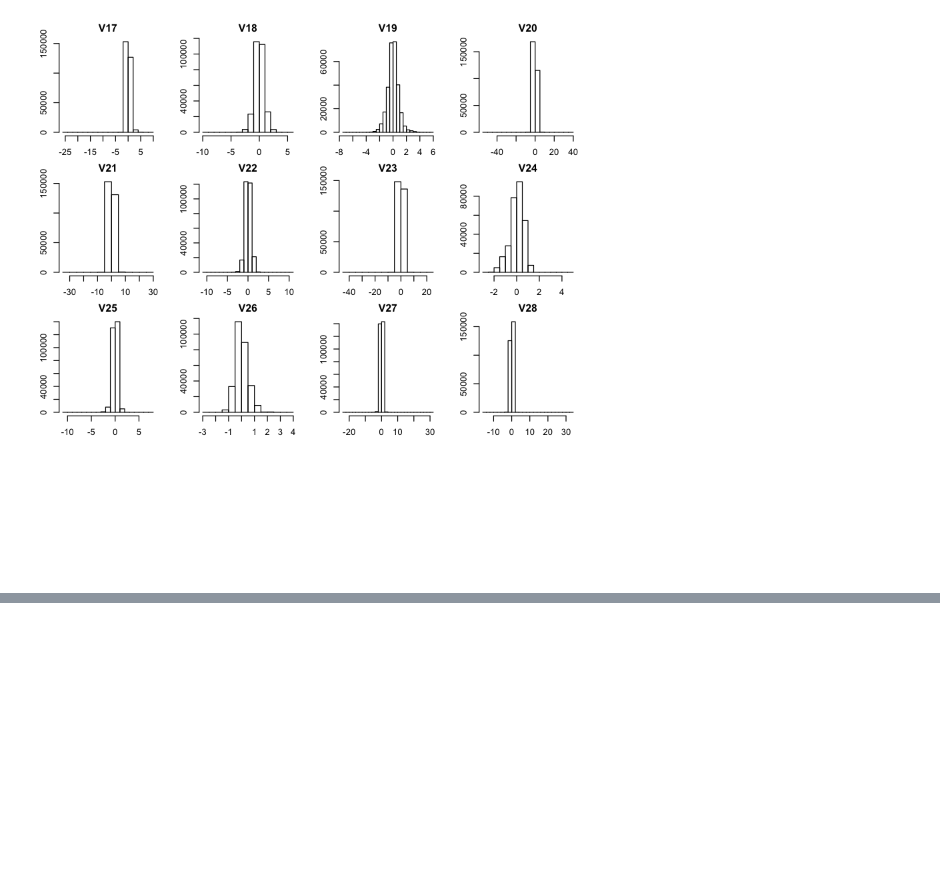
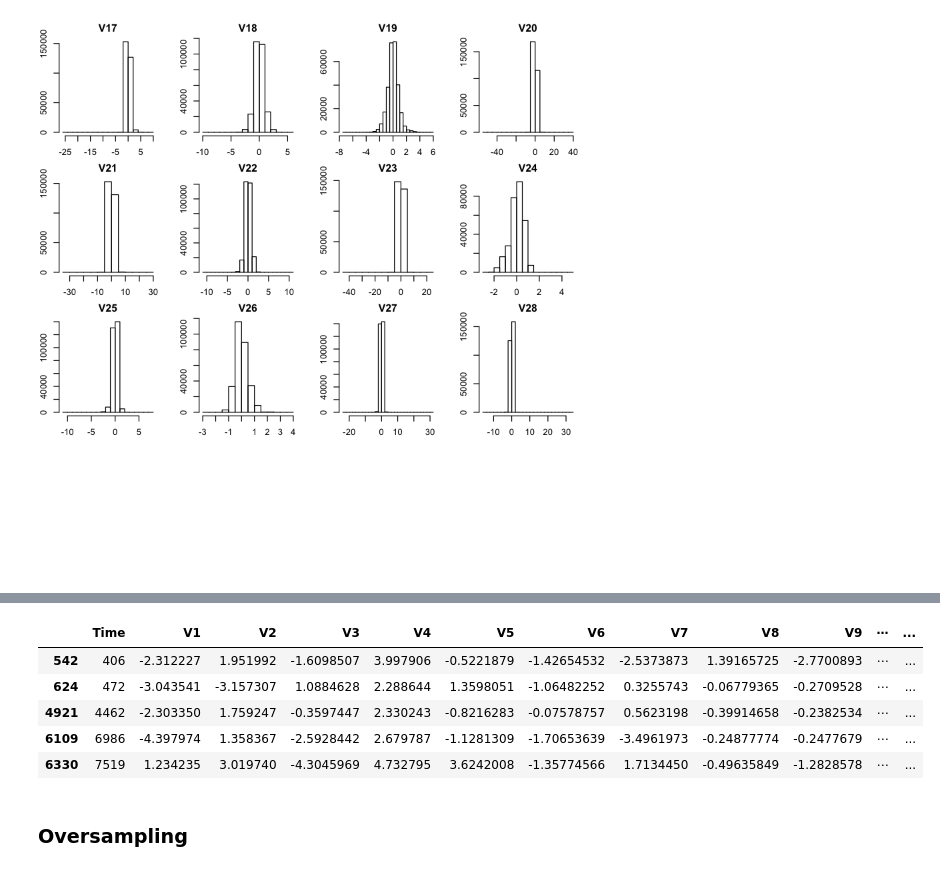
Before and after one commit to jamalarz/Projet_Supervised_Learning, a Jupyter notebook: Projet_Supervised_Learning.ipynb, the cells around one changed output, grey strips where cells are left out. Cells and saved outputs as stored; diff of their text form; code cells hidden in the pictures; blank space fills up the shorter version.

```diff
--- a/Projet_Supervised_Learning.ipynb
+++ b/Projet_Supervised_Learning.ipynb
@@ -101,0 +138,9 @@ for (i in 1:length(datad)){
+# %%
+data_us[data_us$Class=='1',][1:5,]
+# %% [output]
+|  | Time | V1 | V2 | V3 | V4 | V5 | V6 | V7 | V8 | V9 | ⋯ | ... |
+| 542 | 406 | -2.312227 | 1.951992 | -1.6098507 | 3.997906 | -0.5221879 | -1.42654532 | -2.5373873 | 1.39165725 | -2.7700893 | ⋯ | ... |
+| 624 | 472 | -3.043541 | -3.157307 | 1.0884628 | 2.288644 | 1.3598051 | -1.06482252 | 0.3255743 | -0.06779365 | -0.2709528 | ⋯ | ... |
+| 4921 | 4462 | -2.303350 | 1.759247 | -0.3597447 | 2.330243 | -0.8216283 | -0.07578757 | 0.5623198 | -0.39914658 | -0.2382534 | ⋯ | ... |
+| 6109 | 6986 | -4.397974 | 1.358367 | -2.5928442 | 2.679787 | -1.1281309 | -1.70653639 | -3.4961973 | -0.24877774 | -0.2477679 | ⋯ | ... |
+| 6330 | 7519 | 1.234235 | 3.019740 | -4.3045969 | 4.732795 | 3.6242008 | -1.35774566 | 1.7134450 | -0.49635849 | -1.2828578 | ⋯ | ... |
@@ -101,0 +149,2 @@ for (i in 1:length(datad)){
+# %% [markdown]
+### Oversampling
```
Also changed, not shown: parts of 12 cells of this notebook.
